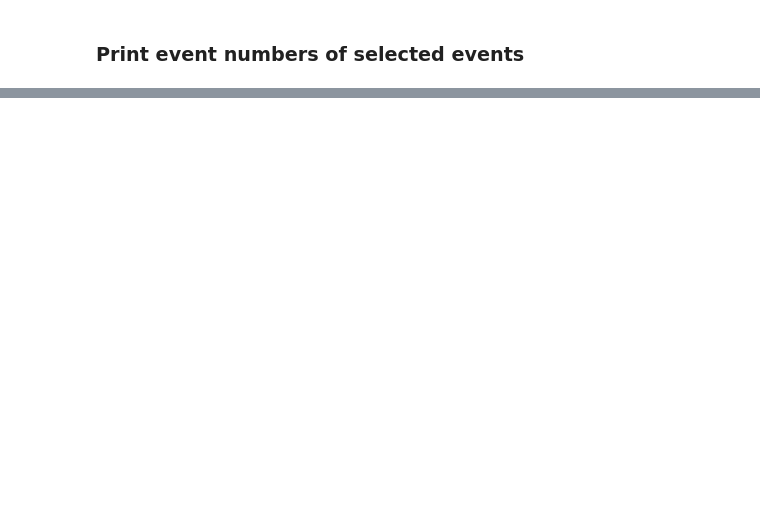
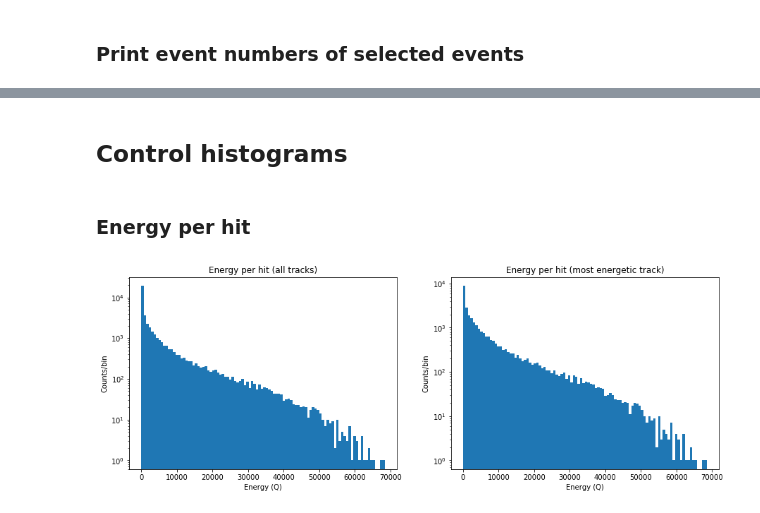
Before and after one commit to paolafer/ICARO, a Jupyter notebook: invisible_cities/utils/penthesilea_test.ipynb, the cells around one changed output, grey strips where cells are left out. Cells and saved outputs as stored; diff of their text form; code cells hidden in the pictures; blank space fills up the shorter version.

```diff
--- a/invisible_cities/utils/penthesilea_test.ipynb
+++ b/invisible_cities/utils/penthesilea_test.ipynb
@@ -353,0 +469,26 @@ And energy: [ 327282.78540039  384206.02276611  473043.31033325  420177.8137207
+# %% [markdown]
+## Control histograms
+# %% [markdown]
+### Energy per hit
+# %%
+fig = plt.figure(1);
+fig.set_figheight(5.0);
+fig.set_figwidth(15.0);
+
+# all track
+ax1 = fig.add_subplot(121);
+plt.hist(l_ehits,bins=100)
+ax1.set_title("Energy per hit (all tracks)")
+ax1.set_xlabel("Energy (Q)")
+ax1.set_ylabel("Counts/bin")
+ax1.set_yscale("log")
+
+# most energetic track only
+ax2 = fig.add_subplot(122);
+plt.hist(l_lehits,bins=100)
+ax2.set_title("Energy per hit (most energetic track)")
+ax2.set_xlabel("Energy (Q)")
+ax2.set_ylabel("Counts/bin")
+ax2.set_yscale("log")
+# %% [output]
+[figure, added]
```
Also changed, not shown: parts of 15 cells of this notebook.
